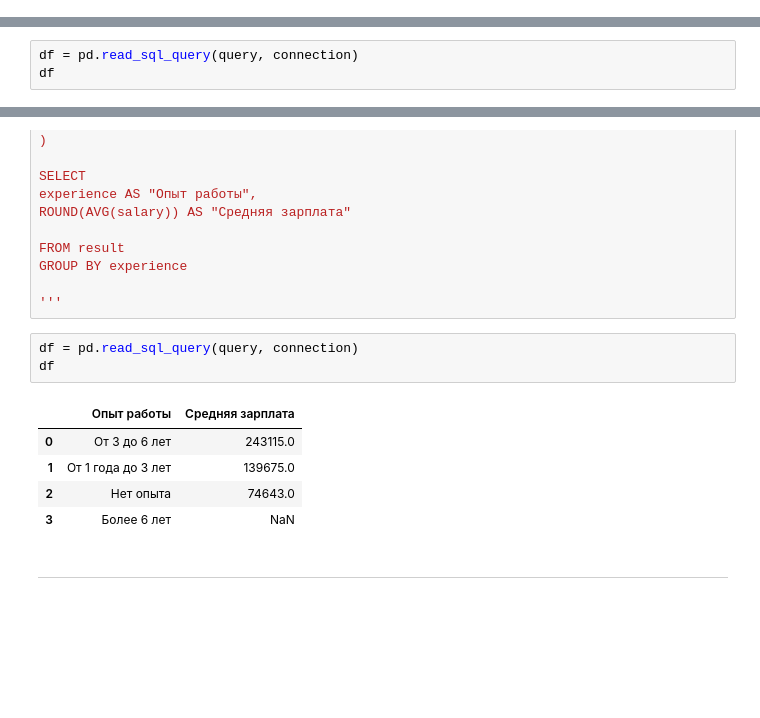
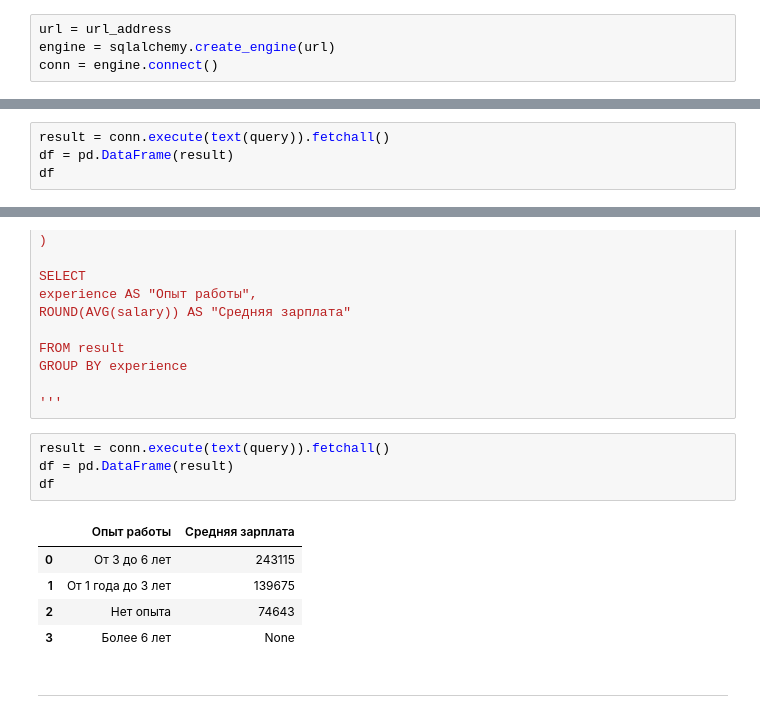
Before and after one commit to Nagliy777/sf_data_science, a Jupyter notebook: Проекты/PROJECT-2. Анализ вакансий из HeadHunter/Project_2.ipynb, the cells around one changed output, grey strips where cells are left out. Drawn from its saved outputs; the diff is of its cells as text; blank space fills up the shorter version.

```diff
--- a/Проекты/PROJECT-2. Анализ вакансий из HeadHunter/Project_2.ipynb
+++ b/Проекты/PROJECT-2. Анализ вакансий из HeadHunter/Project_2.ipynb
@@ -16,3 +9,7 @@ connection = psycopg2.connect(
+# %%
+url = url_address
+engine = sqlalchemy.create_engine(url)
+conn = engine.connect()
 # %% [markdown]
 # Юнит 3. Предварительный анализ данных
 # %% [markdown]
@@ -561,7 +578,8 @@ AND (key_skills IS NOT null)
 
 '''
 # %%
-df = pd.read_sql_query(query, connection)
+result = conn.execute(text(query)).fetchall()
+df = pd.DataFrame(result)
 df
 # %% [output]
 |  | round |
@@ -599,14 +617,15 @@ GROUP BY experience
 
 '''
 # %%
-df = pd.read_sql_query(query, connection)
+result = conn.execute(text(query)).fetchall()
+df = pd.DataFrame(result)
 df
 # %% [output]
 |  | Опыт работы | Средняя зарплата |
-| 0 | От 3 до 6 лет | 243115.0 |
-| 1 | От 1 года до 3 лет | 139675.0 |
-| 2 | Нет опыта | 74643.0 |
-| 3 | Более 6 лет | NaN |
+| 0 | От 3 до 6 лет | 243115 |
+| 1 | От 1 года до 3 лет | 139675 |
+| 2 | Нет опыта | 74643 |
+| 3 | Более 6 лет | None |
 # %% [markdown]
 ***
 # %% [markdown]
```
Also changed, not shown: parts of 25 cells of this notebook.
